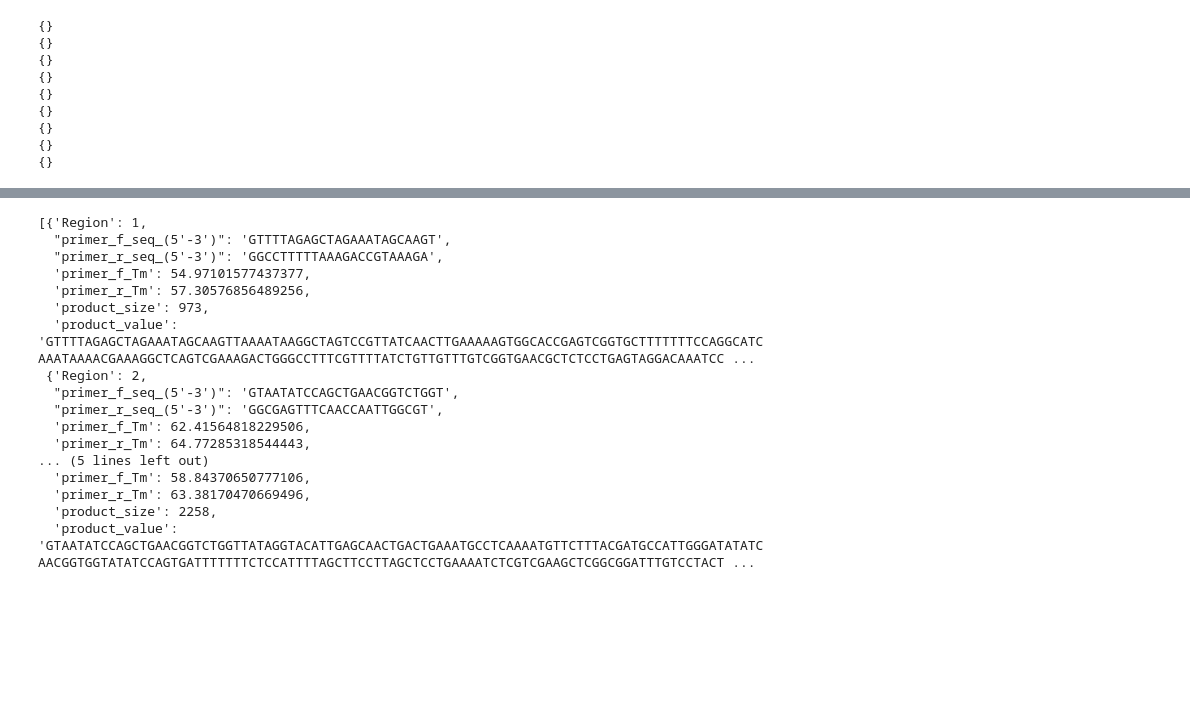
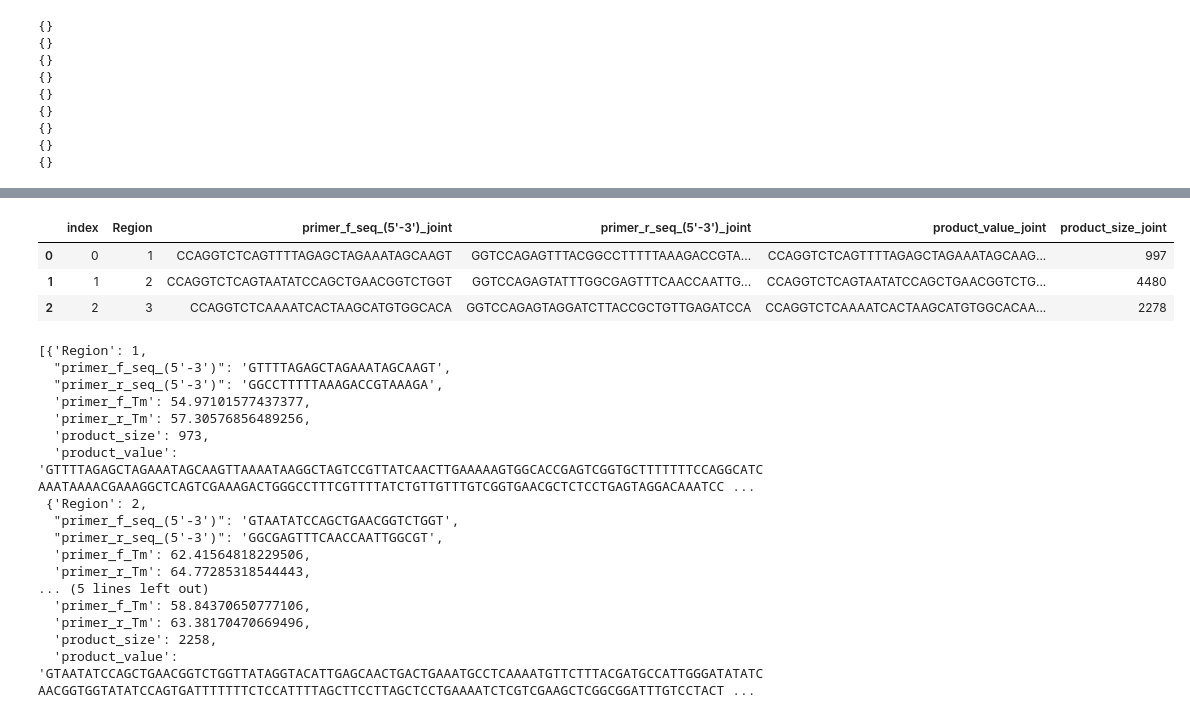
Before and after one commit to editSeqDesign/primer_desgin, a Jupyter notebook: two_plasmid_system_test.ipynb, the cells around one changed output, grey strips where cells are left out. Cells and saved outputs as stored; diff of their text form; code cells hidden in the pictures; blank space fills up the shorter version.

```diff
--- a/two_plasmid_system_test.ipynb
+++ b/two_plasmid_system_test.ipynb
@@ -567,3 +555,10 @@ aws.loc[0,'product_value_joint']
+# %%
+aws
+# %% [output]
+|  | index | Region | primer_f_seq_(5'-3')_joint | primer_r_seq_(5'-3')_joint | product_value_joint | product_size_joint |
+| 0 | 0 | 1 | CCAGGTCTCAGTTTTAGAGCTAGAAATAGCAAGT | GGTCCAGAGTTTACGGCCTTTTTAAAGACCGTA... | CCAGGTCTCAGTTTTAGAGCTAGAAATAGCAAG... | 997 |
+| 1 | 1 | 2 | CCAGGTCTCAGTAATATCCAGCTGAACGGTCTGGT | GGTCCAGAGTATTTGGCGAGTTTCAACCAATTG... | CCAGGTCTCAGTAATATCCAGCTGAACGGTCTG... | 4480 |
+| 2 | 2 | 3 | CCAGGTCTCAAAATCACTAAGCATGTGGCACA | GGTCCAGAGTAGGATCTTACCGCTGTTGAGATCCA | CCAGGTCTCAAAATCACTAAGCATGTGGCACAA... | 2278 |
 # %%
 po = 'ljkfhdk'
 # %%
```
Also changed, not shown: parts of 11 cells of this notebook, 2 other files.
